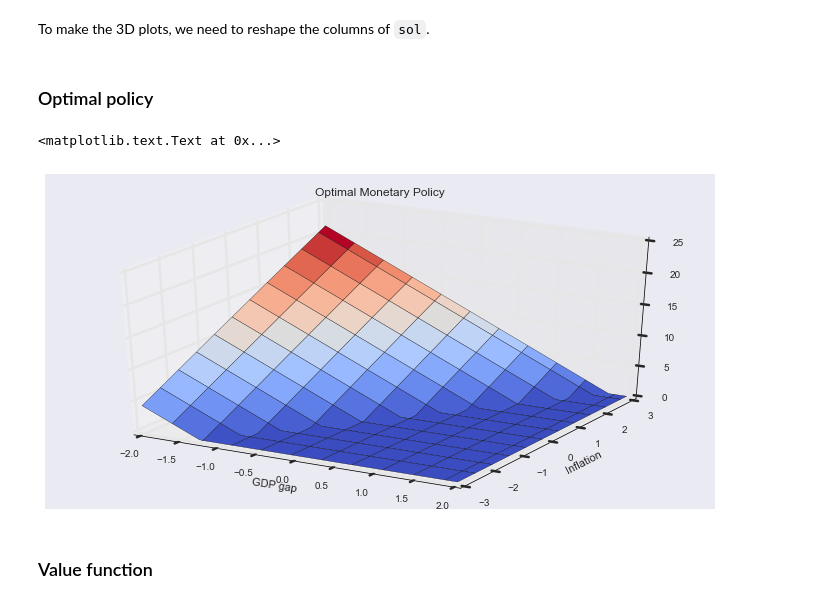
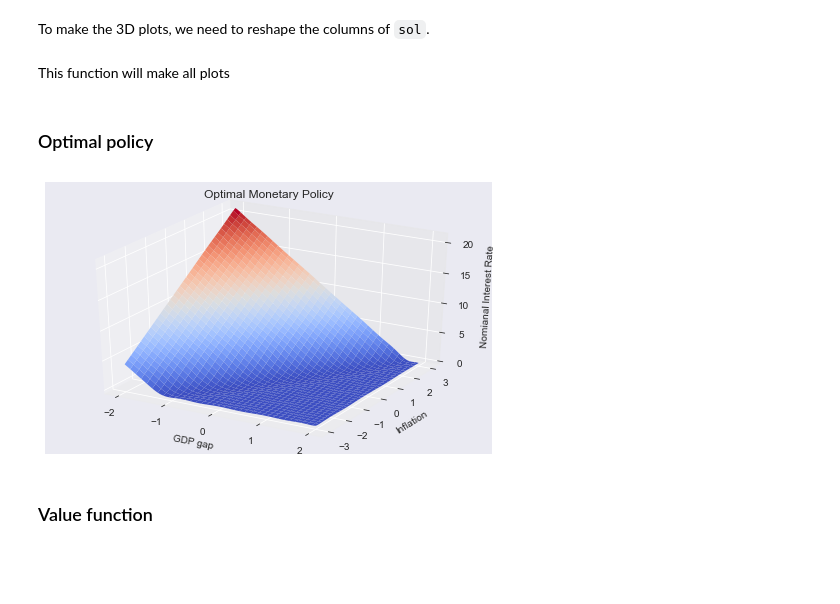
Before and after one commit to randall-romero/CompEcon, a Jupyter notebook: notebooks/dp/11 Monetary Policy Model.ipynb, the cells around one changed output. Cells and saved outputs as stored; diff of their text form; code cells hidden in the pictures; blank space fills up the shorter version.

```diff
--- a/notebooks/dp/11 Monetary Policy Model.ipynb
+++ b/notebooks/dp/11 Monetary Policy Model.ipynb
@@ -120,6 +121,6 @@ mu  = [0, 0]
 ### Model structure
 # %%
 bank = DPmodel(basis, reward, transition, bounds,
-               x=['interest'], discount=delta, e=e, w=w)
+               x=['interest'], discount=δ, e=e, w=w)
 # %% [markdown]
 Compute Unconstrained Deterministic Steady-State
@@ -147,7 +151,7 @@ Deterministic Steady-State
 ### Solve the model
 We solve the model by calling the `solve` method in `bank`. On return, `sol` is a pandas dataframe with columns *GDP gap*, *inflation*, *value*, *interest*, and *resid*. We set a refined grid `nr=5` for this output.
 # %%
-sol = bank.solve(nr=5)
+S = bank.solve(nr=5)
 # %% [output]
 Solving infinite-horizon model collocation equation by Newton's method
 iter change       time
@@ -165,19 +165,27 @@ Index(['GDP gap', 'inflation', 'value', 'interest', 'resid'], dtype='object')
 # %% [markdown]
 To make the 3D plots, we need to reshape the columns of `sol`.
 # %%
-gdp_gap, inflation, value, interest, resid = [x.reshape((5*n, 5*n)) for x in sol.values.T]
+S3d = {x: S[x].reshape((5*n,5*n)) for x in S.columns}
+# %% [markdown]
+This function will make all plots
+# %%
+def makeplot(series,zlabel,zticks,title):
+    fig = plt.figure(figsize=[8,5])
+    ax = fig.gca(projection='3d')
+    ax.plot_surface(S3d['GDP gap'], S3d['inflation'], S3d[series], cmap=cm.coolwarm)
+    ax.set_xlabel('GDP gap')
+    ax.set_ylabel('Inflation')
+    ax.set_zlabel(zlabel)
+    ax.set_xticks(np.arange(-2,3))
+    ax.set_yticks(np.arange(-3,4))
+    ax.set_zticks(zticks)
+    ax.set_title(title)
 # %% [markdown]
 ###  Optimal policy
-# %%
-fig = plt.figure()
-ax = fig.gca(projection='3d')
-ax.plot_surface(gdp_gap, inflation, interest, cmap=cm.coolwarm)
-plt.xlabel('GDP gap')
-plt.ylabel('Inflation')
-# plt.zlabel('Nomianal Interest Rate')  #zlabel not defined!
-plt.title('Optimal Monetary Policy')
-# %% [output]
-<matplotlib.text.Text at 0x...>
-[figure, removed]
+# %%
+fig1 = makeplot('interest', 'Nomianal Interest Rate',
+               np.arange(0,21,5),'Optimal Monetary Policy')
+# %% [output]
+[figure, added]
 # %% [markdown]
 ### Value function
```
Also changed, not shown: parts of 25 cells of this notebook, 7 other files.
